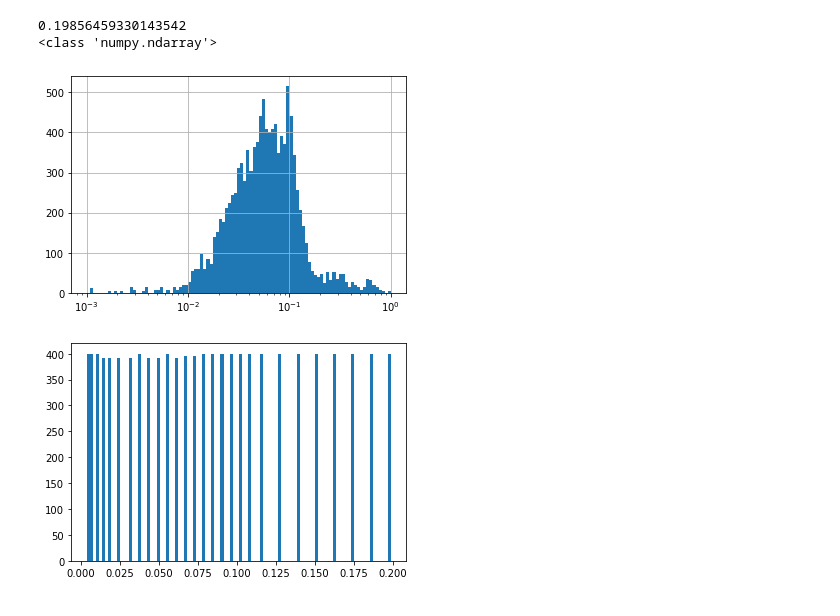
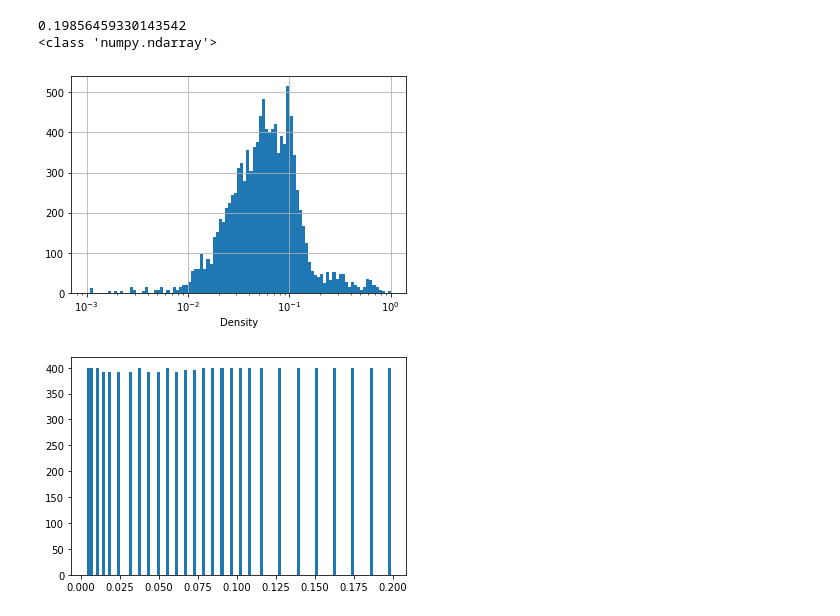
Before and after one commit to akjoelhede/Bachelor_project, a Jupyter notebook: Machine learning eksempler/Actual_kode/test.ipynb, the cells around one changed output. Drawn from its saved outputs; the diff is of its cells as text; code cells hidden in the pictures.

```diff
--- a/Machine learning eksempler/Actual_kode/test.ipynb
+++ b/Machine learning eksempler/Actual_kode/test.ipynb
@@ -49,11 +49,12 @@ y_valid = labels0[svm_valid_idx]
 # %%
 x = np.linspace(-3,0,100)
 
-plt.hist(density, bins=10**x);
+plt.hist(density, bins=10**x)
+plt.xlabel('Density')
 plt.xscale("log")
 plt.grid("True")
 # %% [output]
-[figure, old version]
+[figure, new version]
 # %%
 plt.hist(labels0, bins=100);
 # %% [output]
```
